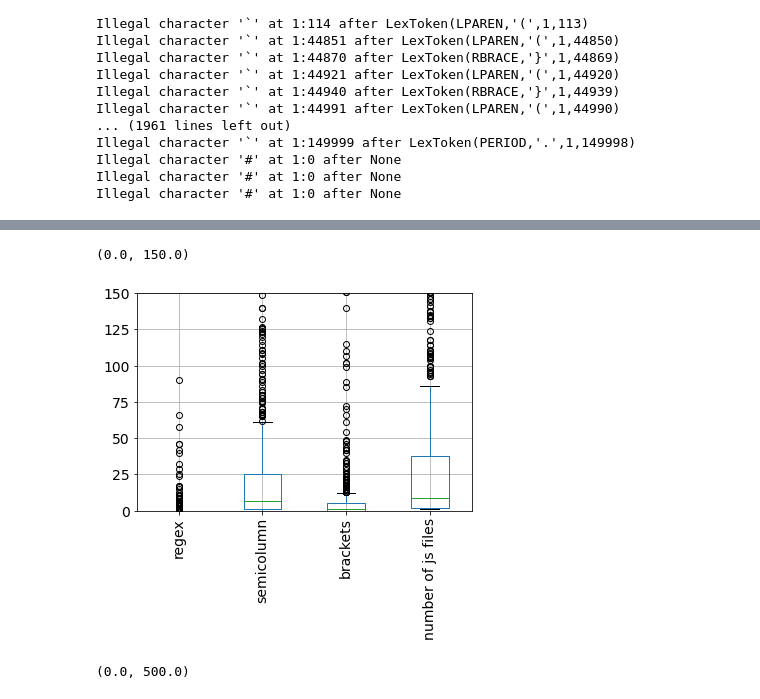
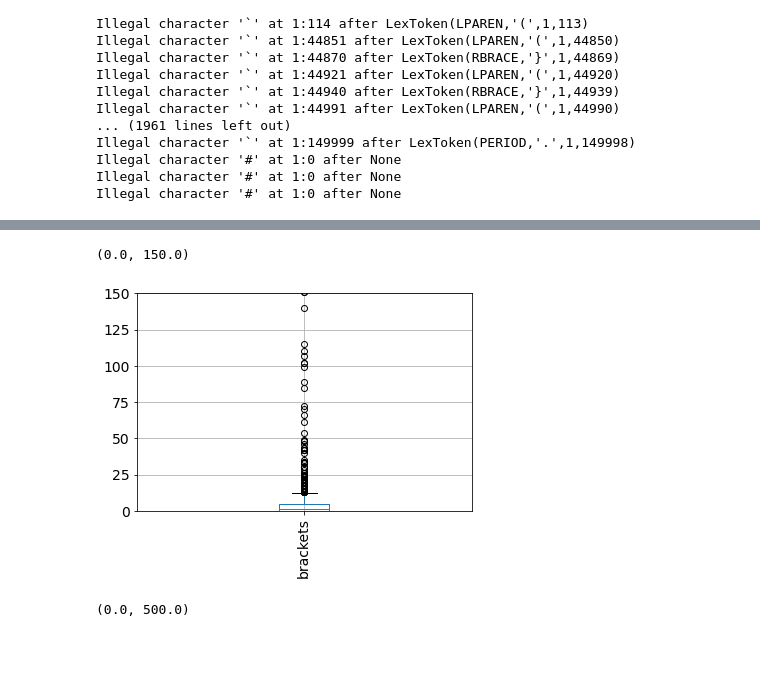
Before and after one commit to NicolaRonzoni/MLxOSA, a Jupyter notebook: extraction.ipynb, the cells around one changed output, grey strips where cells are left out. Saved outputs shown, nothing was run; the diff lists cells and outputs as text; code cells hidden in the pictures; blank space fills up the shorter version.

```diff
--- a/extraction.ipynb
+++ b/extraction.ipynb
@@ -785,9 +794,9 @@ boxplot.set_ylim(0,150)
 # %%
-boxplot = complete[complete['target']==0].boxplot(column=['regex','semicolumn','brackets','number of js files'],rot=90)
+boxplot = complete[complete['target']==0].boxplot(column=['brackets'],rot=90)
 boxplot.set_ylim(0,150)
 # %% [output]
 (0.0, 150.0)
-[figure, old version]
+[figure, new version]
 # %%
 boxplot = complete[complete['target']==1].boxplot(column=['number of words in package.json'])
 boxplot.set_ylim(0,500)
```
Also changed, not shown: parts of 13 cells of this notebook.
